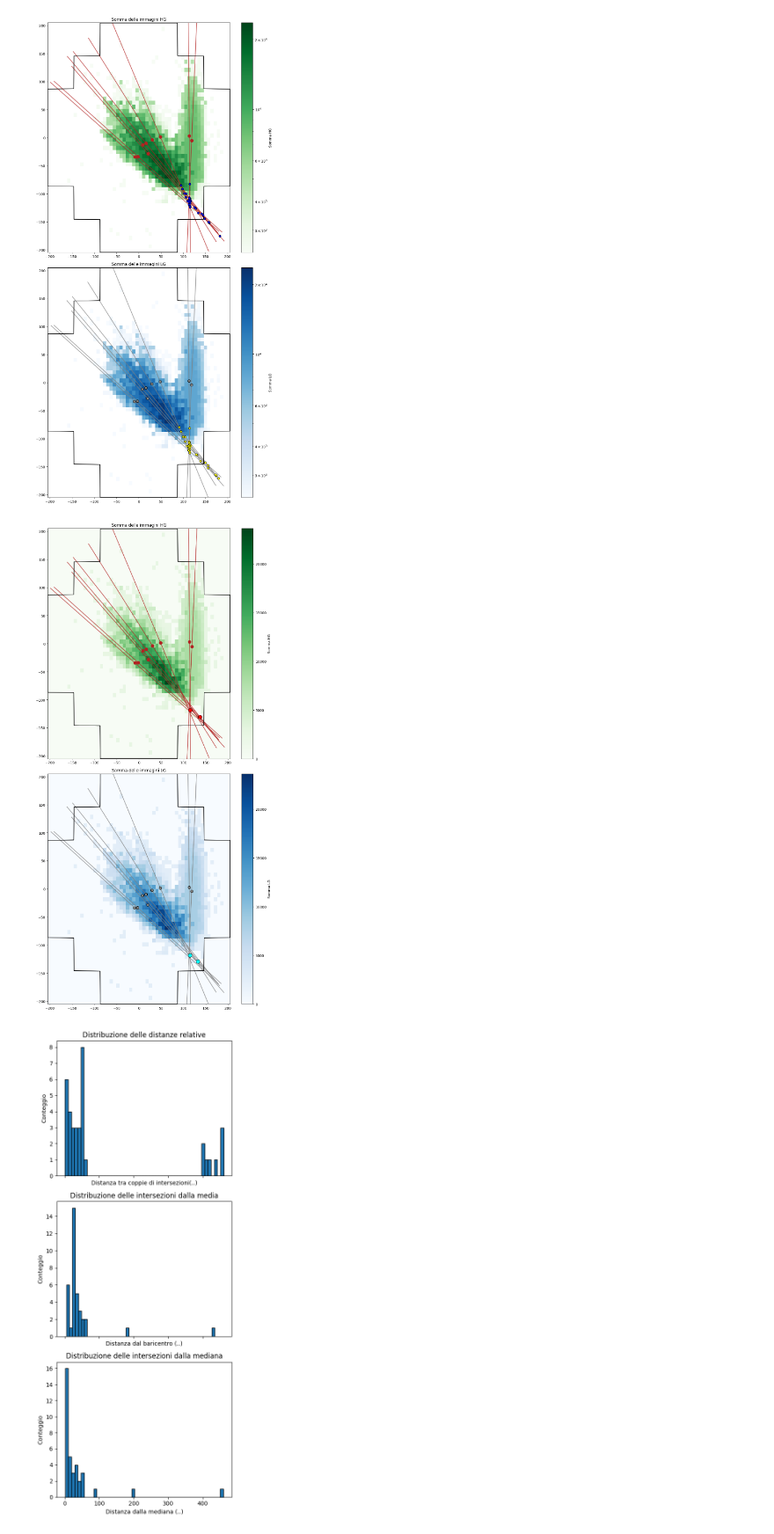
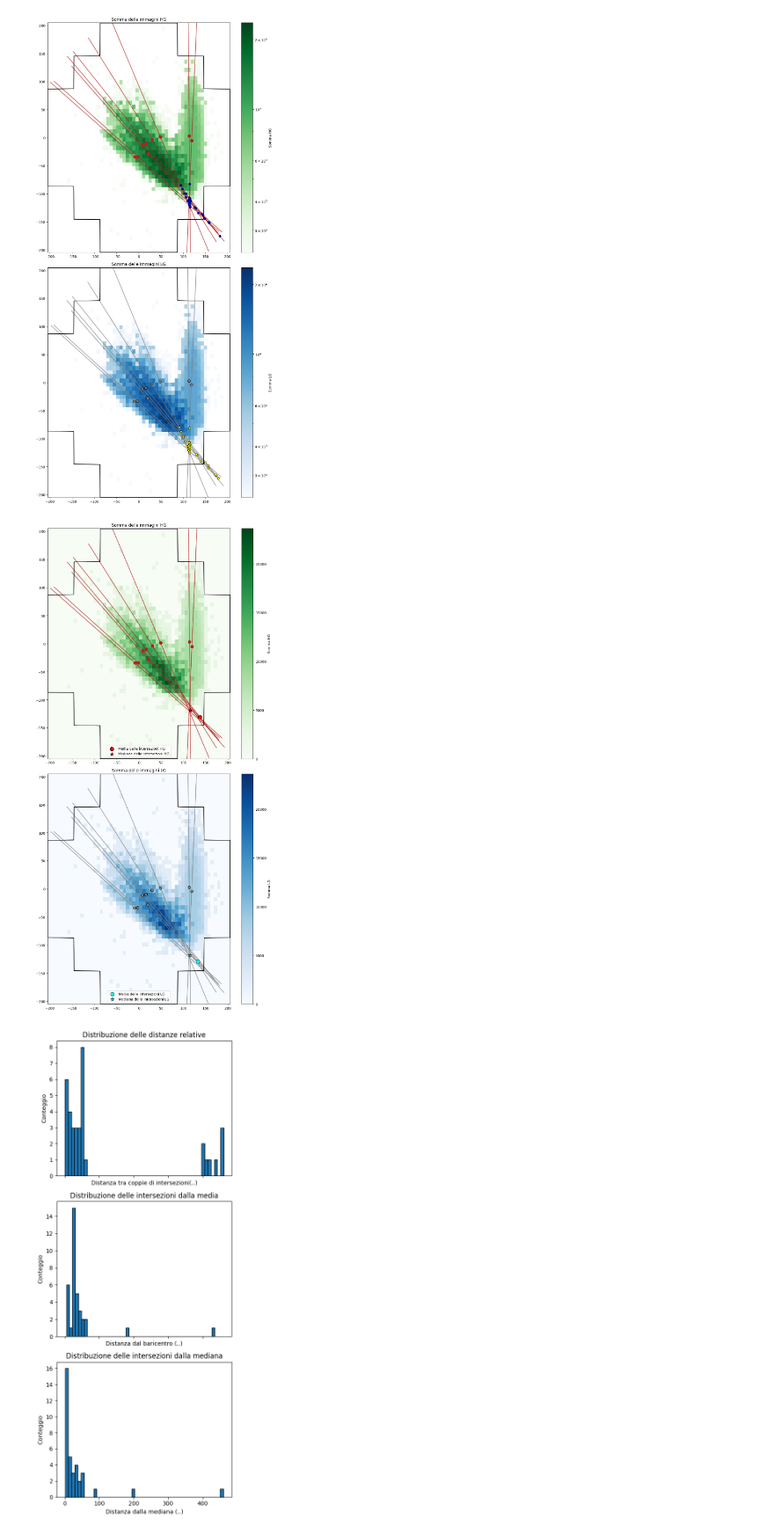
Before and after one commit to mfrancescangeli1/ASTRI, a Jupyter notebook: ev0_singleevent_1.ipynb, the cells around one changed output. Shown at 88% size. Cells and saved outputs as stored; diff of their text form; code cells hidden in the pictures.

```diff
--- a/ev0_singleevent_1.ipynb
+++ b/ev0_singleevent_1.ipynb
@@ -691,37 +687,38 @@ h1=ax[0].hist2d(x_pix[mask_tot].flatten(),y_pix[mask_tot].flatten(),
                           weights=weights_hg[mask_tot].flatten(),range=((-205, 205), (-205, 205)),
                           bins=7*8, cmap='Greens')
 h2=ax[1].hist2d(x_pix[mask_tot].flatten(),y_pix[mask_tot].flatten(),
                           weights=weights_hg[mask_tot].flatten(),range=((-205, 205), (-205, 205)),
                           bins=7*8, cmap='Blues')
 ax[0].plot(xfp, yfp, color='black')
 ax[1].plot(xfp, yfp, color='black')
 ax[0].set_title('Somma delle immagini HG')
 ax[1].set_title('Somma delle immagini LG')
 centro_hg=np.mean(v_hg,axis=0)
 centro_lg=np.mean(v_lg,axis=0)
 
 median_hg=np.median(v_hg,axis=0)
 median_lg=np.median(v_lg,axis=0)
 ax[1].scatter(centro_lg[0], centro_lg[1],zorder=5,
                     color='cyan', edgecolor='black',
                     s=120, marker='o', label='Media delle intersezioni LG')
 ax[1].scatter(median_lg[0], median_lg[1],
                     color='cyan', edgecolor='black',zorder=5,
-                    s=120, marker='o', label='Mediana della intersezioni LG')
+                    s=120, marker='*', label='Mediana della intersezioni LG')
 
 ax[0].scatter(centro_hg[0], centro_hg[1],zorder=5,
                     color='red', edgecolor='black',
                     s=120, marker='o', label='Media delle intersezioni HG')
 ax[0].scatter(median_hg[0], median_hg[1],
                     color='red', edgecolor='black',zorder=5,
-                    s=120, marker='o', label='Mediana della intersezioni HG')
-
+                    s=120, marker='*', label='Mediana della intersezioni HG')
+ax[0].legend()
+ax[1].legend()
 cbar1 = fig.colorbar(h1[3], ax=ax[0], label='Somma HG')
 cbar2 = fig.colorbar(h2[3], ax=ax[1], label='Somma LG')
 plt.tight_layout()
 plt.show()
 # %% [output]
-[figure, old version]
+[figure, new version]
 # %%
 dists_hg = []
 for i in range(N):
```
Also changed, not shown: parts of 2 cells of this notebook, 3 other files.
